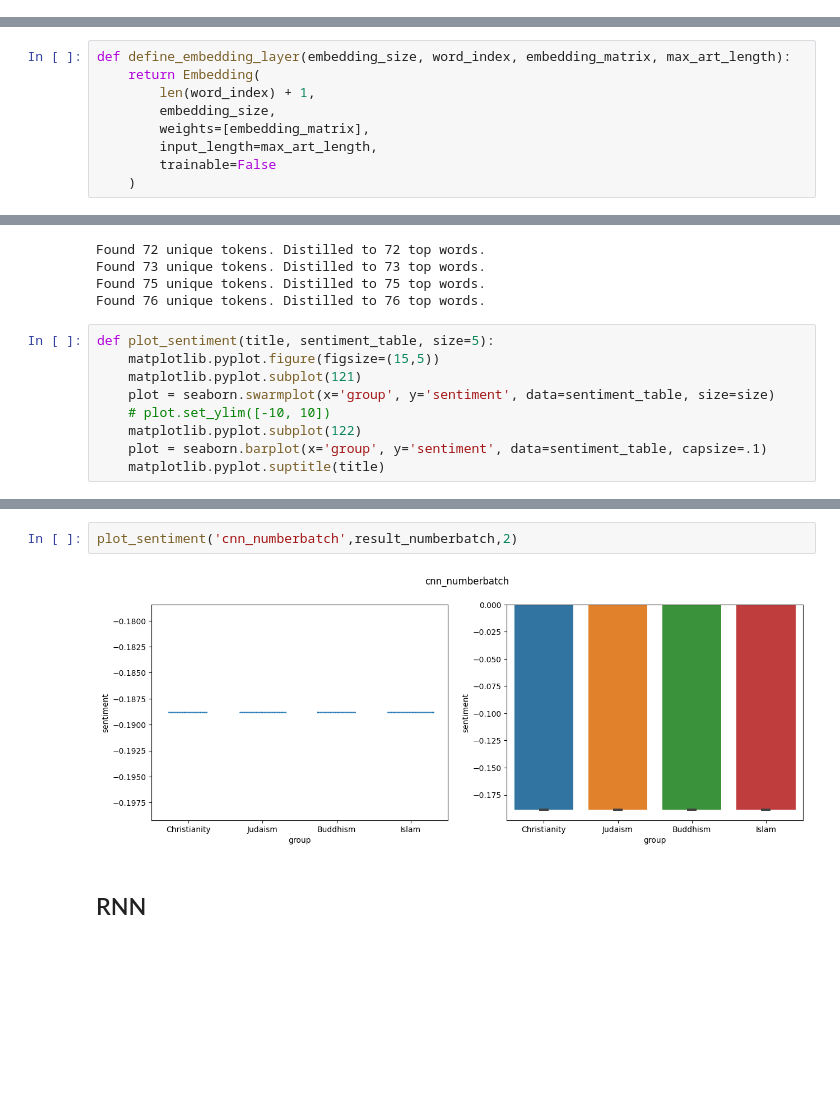
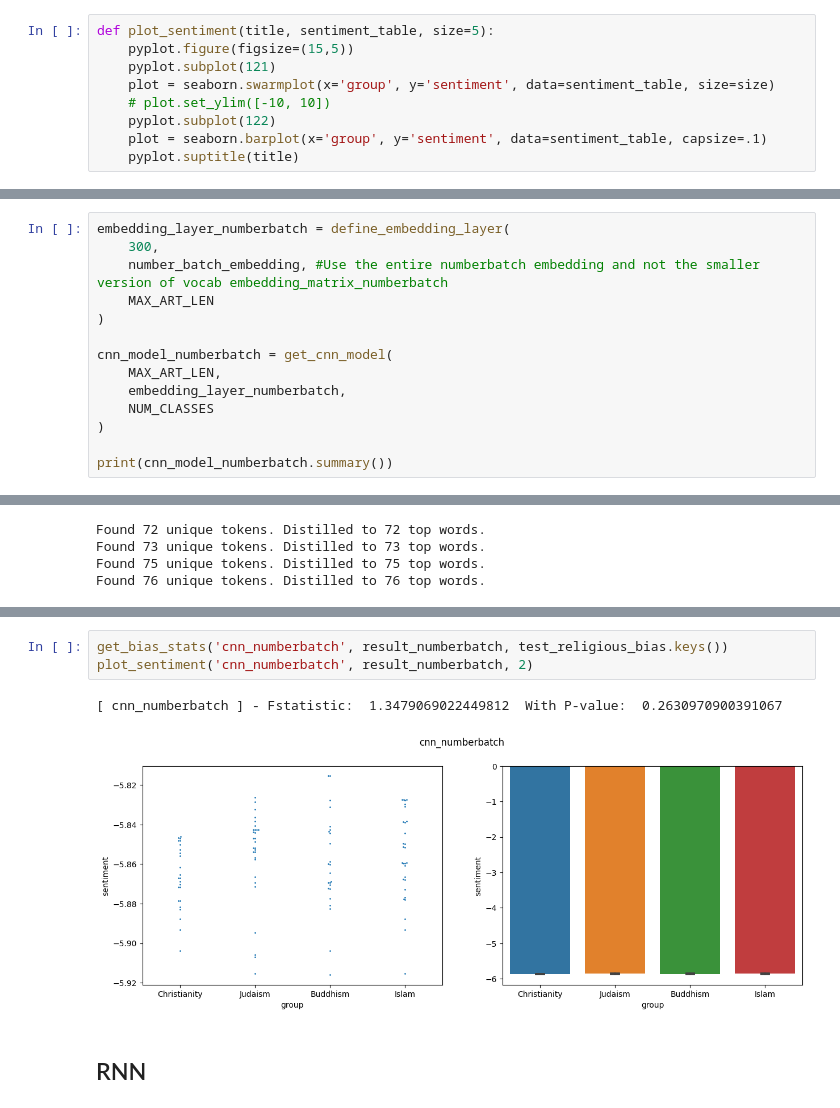
Before and after one commit to GhaidaAlAtoum/PlayGround_ML, a Jupyter notebook: CNN_RNN_Transformer.ipynb, the cells around one changed output, grey strips where cells are left out. Cells and saved outputs as stored; diff of their text form; blank space fills up the shorter version.

```diff
--- a/CNN_RNN_Transformer.ipynb
+++ b/CNN_RNN_Transformer.ipynb
@@ -86,0 +185,9 @@ w2v = w2v.reset_index().drop_duplicates(subset='index', keep='first').set_index(
+# %%
+def plot_sentiment(title, sentiment_table, size=5):
+    pyplot.figure(figsize=(15,5))
+    pyplot.subplot(121)
+    plot = seaborn.swarmplot(x='group', y='sentiment', data=sentiment_table, size=size)
+    # plot.set_ylim([-10, 10])
+    pyplot.subplot(122)
+    plot = seaborn.barplot(x='group', y='sentiment', data=sentiment_table, capsize=.1)
+    pyplot.suptitle(title)
@@ -175,9 +289,0 @@ def get_embedding_matrix(word_index, embedding, embedding_size):
-# %%
-def define_embedding_layer(embedding_size, word_index, embedding_matrix, max_art_length):
-    return Embedding(
-        len(word_index) + 1,
-        embedding_size,
-        weights=[embedding_matrix],
-        input_length=max_art_length,
-        trainable=False
-    )
@@ -408,0 +526,14 @@ def train_model(model, histories, X_train, Y_train, X_test, Y_test, epochs, batc
+# %%
+embedding_layer_numberbatch = define_embedding_layer(
+    300,
+    number_batch_embedding, #Use the entire numberbatch embedding and not the smaller version of vocab embedding_matrix_numberbatch
+    MAX_ART_LEN
+)
+
+cnn_model_numberbatch = get_cnn_model(
+    MAX_ART_LEN,
+    embedding_layer_numberbatch,
+    NUM_CLASSES
+)
+
+print(cnn_model_numberbatch.summary())
@@ -547,13 +651,4 @@ Found 72 unique tokens. Distilled to 72 top words.
 Found 73 unique tokens. Distilled to 73 top words.
 Found 75 unique tokens. Distilled to 75 top words.
 Found 76 unique tokens. Distilled to 76 top words.
-# %%
-def plot_sentiment(title, sentiment_table, size=5):
-    matplotlib.pyplot.figure(figsize=(15,5))
-    matplotlib.pyplot.subplot(121)
-    plot = seaborn.swarmplot(x='group', y='sentiment', data=sentiment_table, size=size)
-    # plot.set_ylim([-10, 10])
-    matplotlib.pyplot.subplot(122)
-    plot = seaborn.barplot(x='group', y='sentiment', data=sentiment_table, capsize=.1)
-    matplotlib.pyplot.suptitle(title)
 # %%
@@ -571,7 +672,9 @@ plot_sentiment('cnn_w2v',result_w2v)
 # %%
-plot_sentiment('cnn_numberbatch',result_numberbatch,2)
+get_bias_stats('cnn_numberbatch', result_numberbatch, test_religious_bias.keys())
+plot_sentiment('cnn_numberbatch', result_numberbatch, 2)
 # %% [output]
+[ cnn_numberbatch ] - Fstatistic:  1.3479069022449812  With P-value:  0.2630970900391067
-[figure, old version]
+[figure, new version]
 # %% [markdown]
 ## RNN
 # %%
```
Also changed, not shown: parts of 158 cells of this notebook, 3 other files.
